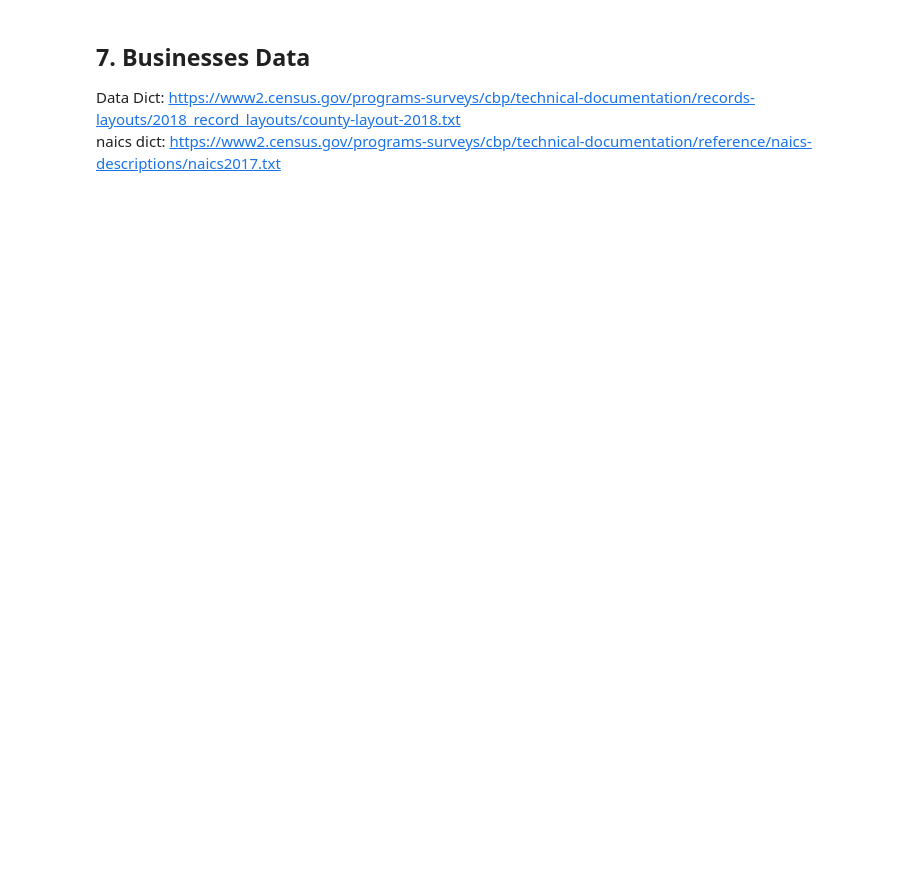
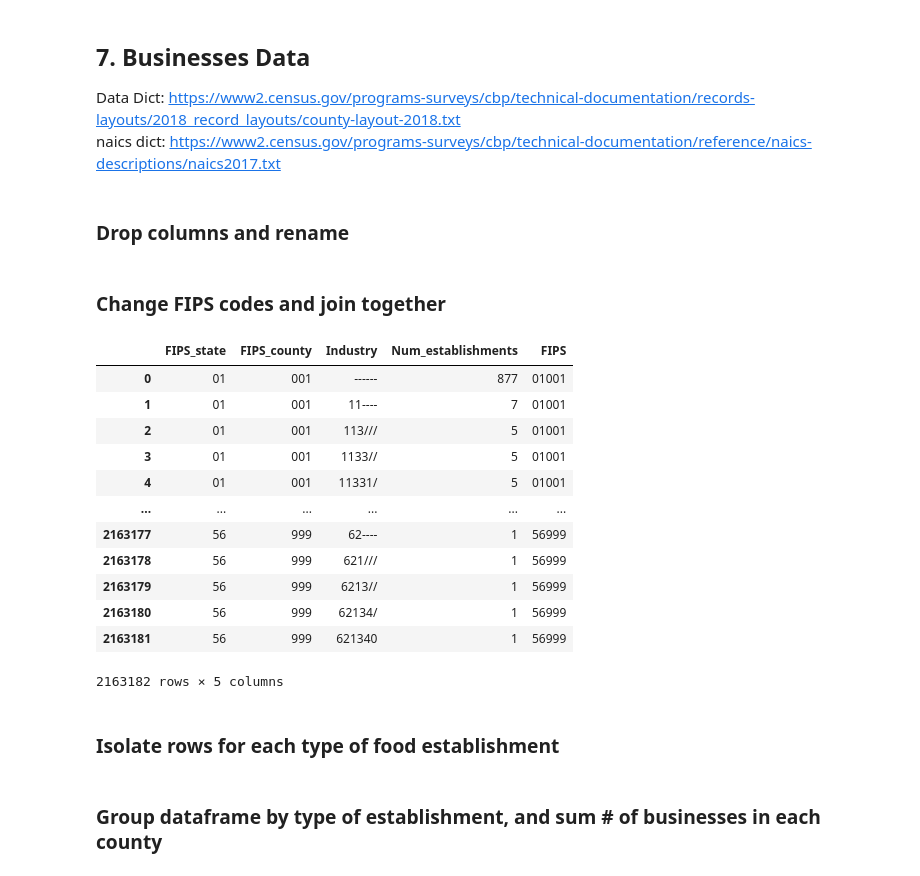
Before and after one commit to khyateed/projecting-food-insecurity, a Jupyter notebook: notebooks/cleaning.ipynb, the cells around one changed output. Saved outputs shown, nothing was run; the diff lists cells and outputs as text; code cells hidden in the pictures; blank space fills up the shorter version.

```diff
--- a/notebooks/cleaning.ipynb
+++ b/notebooks/cleaning.ipynb
@@ -397,14 +431,51 @@ Data Dict: https://www2.census.gov/programs-surveys/cbp/technical-documentation/
 <br>
 naics dict: https://www2.census.gov/programs-surveys/cbp/technical-documentation/reference/naics-descriptions/naics2017.txt
 # %%
-df_business_09 = pd.read_csv('../datasets/businesses/bus_09.txt')
+# df_business_09 = pd.read_csv('../datasets/businesses/bus_09.txt')
 df_business_10 = pd.read_csv('../datasets/businesses/bus_10.txt')
-df_business_11 = pd.read_csv('../datasets/businesses/bus_11.txt')
-df_business_12 = pd.read_csv('../datasets/businesses/bus_12.txt')
-df_business_13 = pd.read_csv('../datasets/businesses/bus_13.txt')
-df_business_14 = pd.read_csv('../datasets/businesses/bus_14.txt')
-df_business_15 = pd.read_csv('../datasets/businesses/bus_15.txt')
-df_business_16 = pd.read_csv('../datasets/businesses/bus_16.txt')
-df_business_17 = pd.read_csv('../datasets/businesses/bus_17.txt')
-df_business_18 = pd.read_csv('../datasets/businesses/bus_18.txt')
-df_business_11
+# df_business_11 = pd.read_csv('../datasets/businesses/bus_11.txt')
+# df_business_12 = pd.read_csv('../datasets/businesses/bus_12.txt')
+# df_business_13 = pd.read_csv('../datasets/businesses/bus_13.txt')
+# df_business_14 = pd.read_csv('../datasets/businesses/bus_14.txt')
+# df_business_15 = pd.read_csv('../datasets/businesses/bus_15.txt')
+# df_business_16 = pd.read_csv('../datasets/businesses/bus_16.txt')
+# df_business_17 = pd.read_csv('../datasets/businesses/bus_17.txt')
+# df_business_18 = pd.read_csv('../datasets/businesses/bus_18.txt')
+# %% [markdown]
+### Drop columns and rename
+# %%
+df_business_09 = df_business_09.loc[:,['fipstate', 'fipscty', 'naics', 'est']]
+df_business_09 = df_business_09.rename(columns={'fipstate': 'FIPS_state', 'fipscty':'FIPS_county',
+                                'naics':'Industry','est':'Num_establishments'})
+
+df_business_09 = df_business_09.loc[:,['fipstate', 'fipscty', 'naics', 'est']]
+df_business_09 = df_business_09.rename(columns={'fipstate': 'FIPS_state', 'fipscty':'FIPS_county',
+                                'naics':'Industry','est':'Num_establishments'})
+# %% [markdown]
+### Change FIPS codes and join together
+# %%
+df_business_09['FIPS_county'] = np.select([df_business_09['FIPS_county']<10, df_business_09['FIPS_county']<100],
+                    ['00'+df_business_09['FIPS_county'].astype(str), '0'+df_business_09['FIPS_county'].astype(str)],
+                    default= df_business_09['FIPS_county'].astype(str))
+df_business_09['FIPS_state'] = np.where(df_business_09['FIPS_state']<10,
+                        '0'+df_business_09['FIPS_state'].astype(str), df_business_09['FIPS_state'].astype(str))
+
+# Create main fips code
+df_business_09['FIPS'] = df_business_09['FIPS_state'] + df_business_09['FIPS_county']
+df_business_09
+# %% [output]
+|  | FIPS_state | FIPS_county | Industry | Num_establishments | FIPS |
+| 0 | 01 | 001 | ------ | 877 | 01001 |
+| 1 | 01 | 001 | 11---- | 7 | 01001 |
+| 2 | 01 | 001 | 113/// | 5 | 01001 |
+| 3 | 01 | 001 | 1133// | 5 | 01001 |
+| 4 | 01 | 001 | 11331/ | 5 | 01001 |
+| ... | ... | ... | ... | ... | ... |
+| 2163177 | 56 | 999 | 62---- | 1 | 56999 |
+| 2163178 | 56 | 999 | 621/// | 1 | 56999 |
+| 2163179 | 56 | 999 | 6213// | 1 | 56999 |
+| 2163180 | 56 | 999 | 62134/ | 1 | 56999 |
+| 2163181 | 56 | 999 | 621340 | 1 | 56999 |
+2163182 rows × 5 columns
+# %% [markdown]
+### Isolate rows for each type of food establishment
@@ -410,0 +491,2 @@ df_business_11
+# %% [markdown]
+### Group dataframe by type of establishment, and sum # of businesses in each county
```
Also changed, not shown: parts of 11 cells of this notebook.
